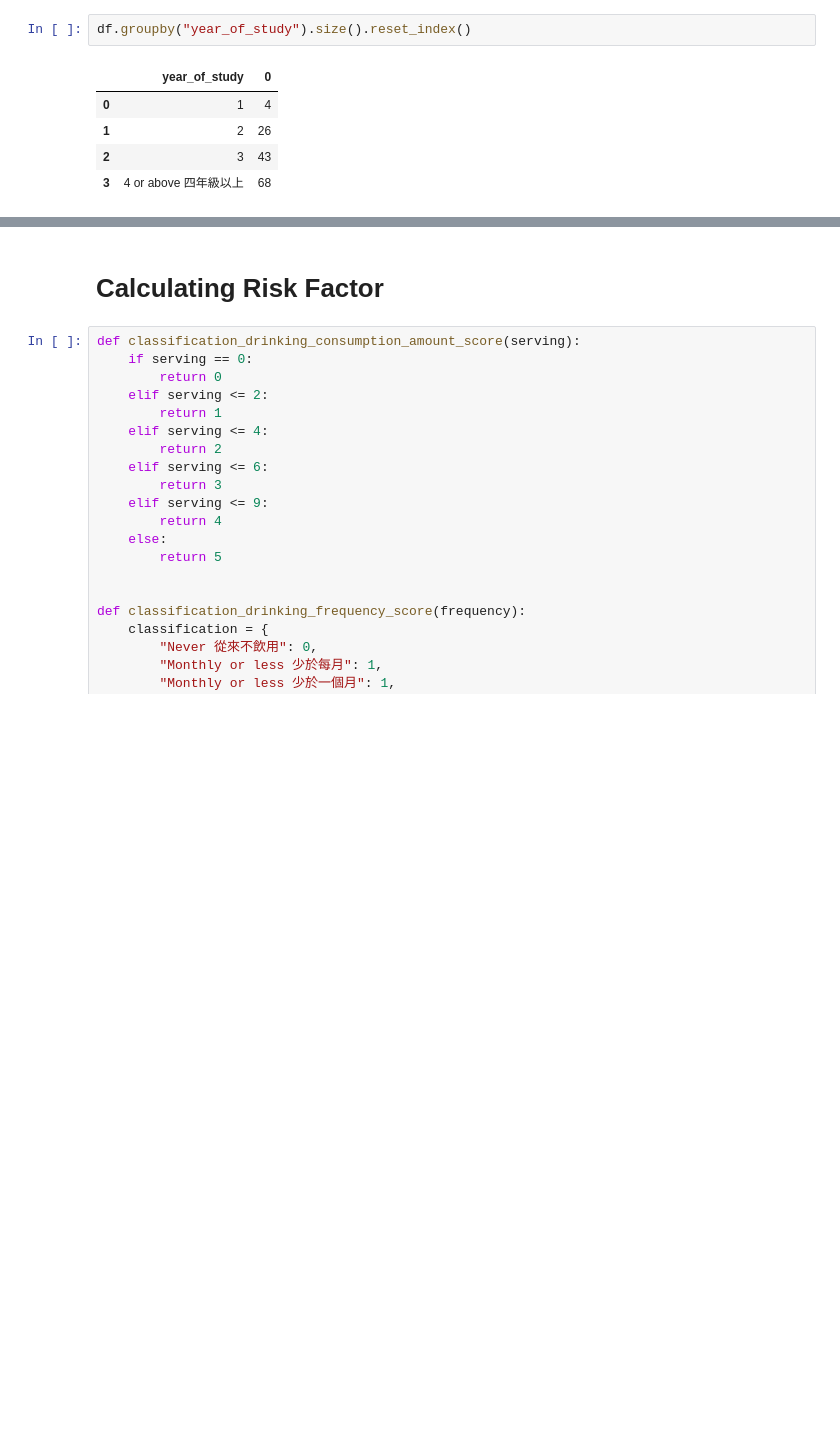
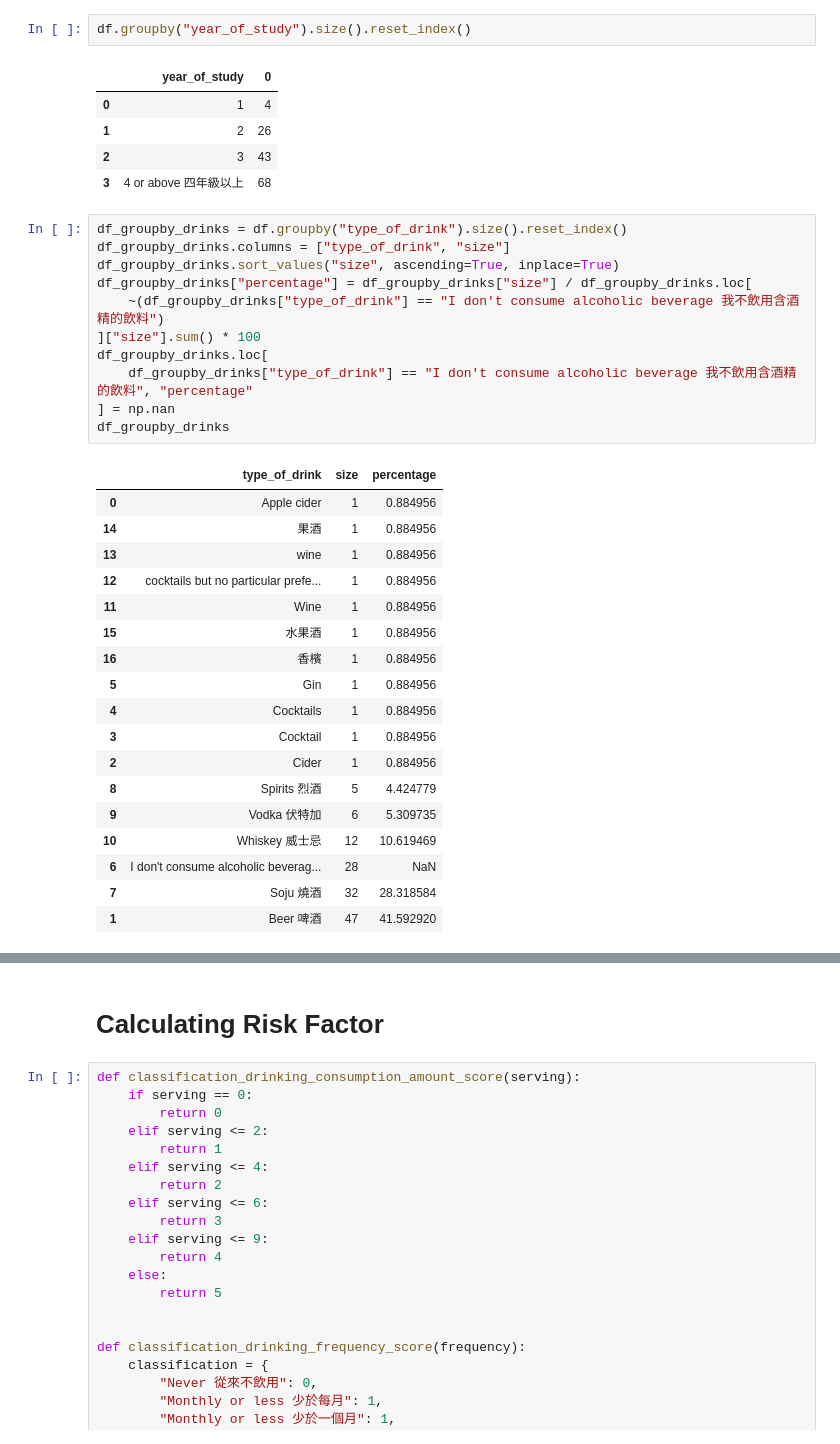
Before and after one commit to nicktanryo/gecc-fyp, a Jupyter notebook: analysis.ipynb, the cells around one changed output, grey strips where cells are left out. Drawn from its saved outputs; the diff is of its cells as text; blank space fills up the shorter version.

```diff
--- a/analysis.ipynb
+++ b/analysis.ipynb
@@ -139,3 +139,33 @@ df.groupby("year_of_study").size().reset_index()
 | 1 | 2 | 26 |
 | 2 | 3 | 43 |
 | 3 | 4 or above 四年級以上 | 68 |
+# %%
+df_groupby_drinks = df.groupby("type_of_drink").size().reset_index()
+df_groupby_drinks.columns = ["type_of_drink", "size"]
+df_groupby_drinks.sort_values("size", ascending=True, inplace=True)
+df_groupby_drinks["percentage"] = df_groupby_drinks["size"] / df_groupby_drinks.loc[
+    ~(df_groupby_drinks["type_of_drink"] == "I don't consume alcoholic beverage 我不飲用含酒精的飲料")
+]["size"].sum() * 100
+df_groupby_drinks.loc[
+    df_groupby_drinks["type_of_drink"] == "I don't consume alcoholic beverage 我不飲用含酒精的飲料", "percentage"
+] = np.nan
+df_groupby_drinks
+# %% [output]
+|  | type_of_drink | size | percentage |
+| 0 | Apple cider | 1 | 0.884956 |
+| 14 | 果酒 | 1 | 0.884956 |
+| 13 | wine | 1 | 0.884956 |
+| 12 | cocktails but no particular prefe... | 1 | 0.884956 |
+| 11 | Wine | 1 | 0.884956 |
+| 15 | 水果酒 | 1 | 0.884956 |
+| 16 | 香檳 | 1 | 0.884956 |
+| 5 | Gin | 1 | 0.884956 |
+| 4 | Cocktails | 1 | 0.884956 |
+| 3 | Cocktail | 1 | 0.884956 |
+| 2 | Cider | 1 | 0.884956 |
+| 8 | Spirits 烈酒 | 5 | 4.424779 |
+| 9 | Vodka 伏特加 | 6 | 5.309735 |
+| 10 | Whiskey 威士忌 | 12 | 10.619469 |
+| 6 | I don't consume alcoholic beverag... | 28 | NaN |
+| 7 | Soju 燒酒 | 32 | 28.318584 |
+| 1 | Beer 啤酒 | 47 | 41.592920 |
```
Also changed, not shown: parts of 2 cells of this notebook.
